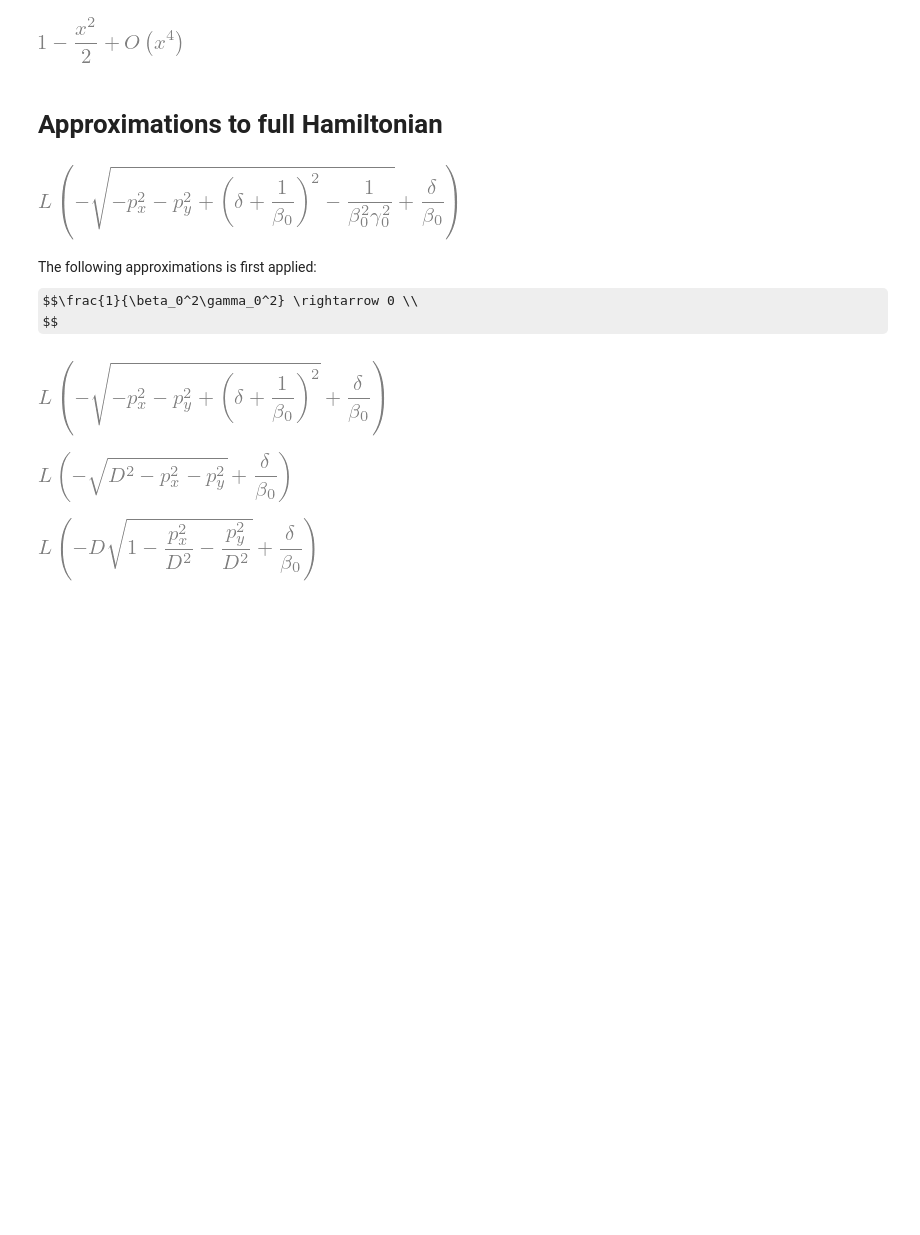
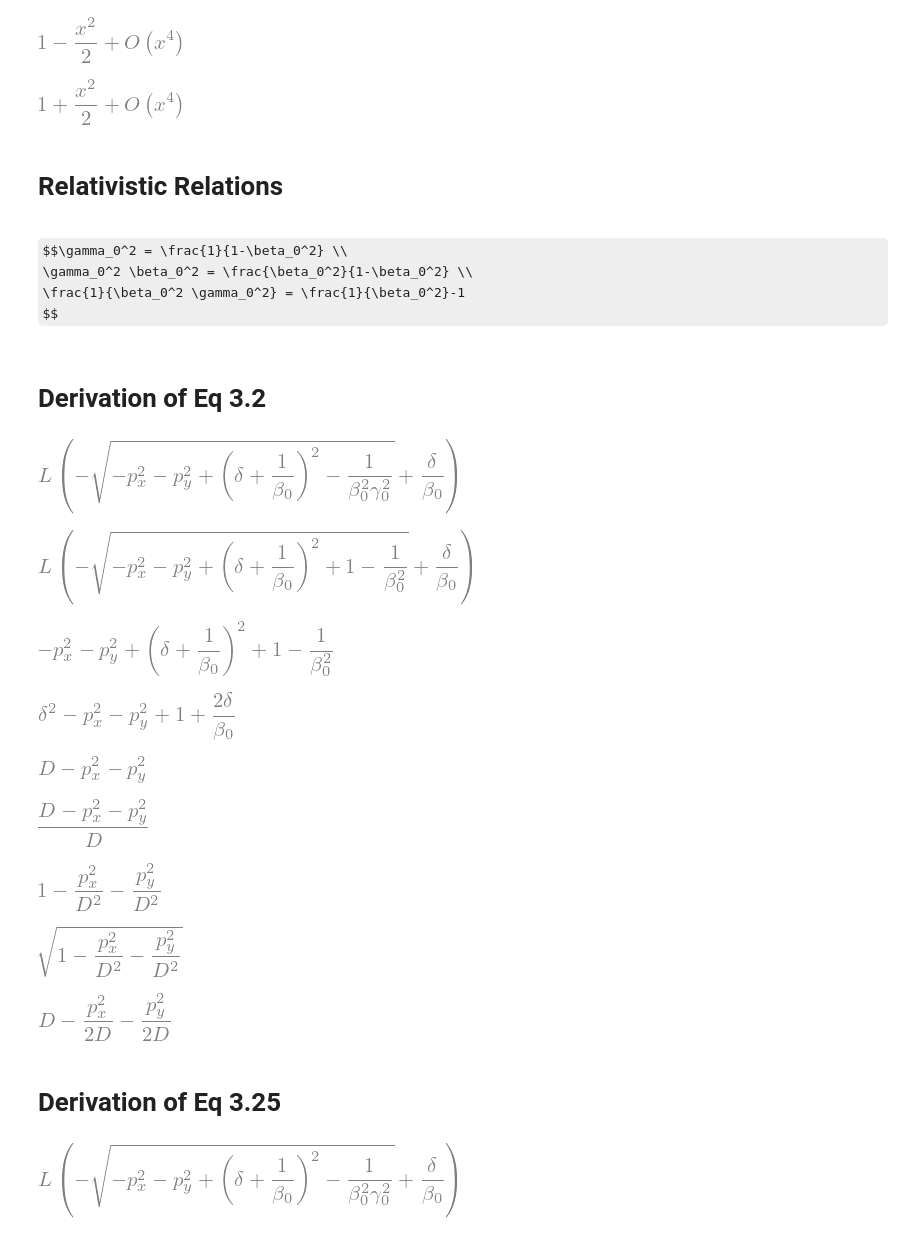
Before and after one commit to tomerten/acchamiltoniansandmatrices, a Jupyter notebook: acchamiltoniansandmatrices/Examples/Notebooks/Wolski_Hamiltonian_Expansion.ipynb, the cells around one changed output. Saved outputs shown, nothing was run; the diff lists cells and outputs as text; code cells hidden in the pictures; some formulas as TeX source; blank space fills up the shorter version.

Commit message:
updated wolski derivation

```diff
--- a/acchamiltoniansandmatrices/Examples/Notebooks/Wolski_Hamiltonian_Expansion.ipynb
+++ b/acchamiltoniansandmatrices/Examples/Notebooks/Wolski_Hamiltonian_Expansion.ipynb
@@ -83,32 +84,69 @@ L, beta0, gamma0 = symbols(" L beta_0 gamma_0", real=True, positive=True)
 series(sqrt(1-x**2),x,0,4)
 # %% [output]
 [figure]
-# %% [markdown]
-#  Approximations to full Hamiltonian
+# %%
+series(sqrt(1+x**2),x,0,4)
+# %% [output]
+[figure, added]
+# %% [markdown]
+# Relativistic Relations
+# %% [markdown]
+$$\gamma_0^2 = \frac{1}{1-\beta_0^2} \\
+\gamma_0^2 \beta_0^2 = \frac{\beta_0^2}{1-\beta_0^2} \\
+\frac{1}{\beta_0^2 \gamma_0^2} = \frac{1}{\beta_0^2}-1
+$$
+# %% [markdown]
+#  Derivation of Eq 3.2
 # %%
 H0 = HamDrift6D(beta0, gamma0, L, x, px, y, py, delta)
 H0
 # %% [output]
 [figure]
-# %% [markdown]
-The following approximations is first applied:
-$$\frac{1}{\beta_0^2\gamma_0^2} \rightarrow 0 \\
-$$
 # %%
-H1 = H0.subs(beta0*gamma0,oo)
+H1 = H0.subs(1/(beta0**2*gamma0**2),1/beta0**2-1)
 H1
 # %% [output]
-[figure, old version]
+[figure, new version]
+# %%
+rootarg = H1.args[1].args[0].args[1].args[0]
+rootarg
+# %% [output]
+[figure, added]
+# %%
+rootargs = simplify(rootarg)
+rootargs
+# %% [output]
+[figure, added]
 # %%
 D = symbols("D")
-H2 = H1.subs(delta+1/beta0,D)
-H2
+rootargs = rootargs.subs(delta**2+2*delta/beta0+1,D)
+rootargs
 # %% [output]
-[figure, old version]
+[figure, new version]
-# %%
-H3 = H2.subs(D**2-px**2-py**2,1-px**2/D**2-py**2/D**2)
-srt = H3.as_terms()[1][1].as_terms()[1][2]
-H4 = H3.subs(srt, D*srt)
-H4
-# %% [output]
-[figure, removed]
+# %%
+rootargs = rootargs/D
+rootargs
+# %% [output]
+[figure, added]
+# %%
+sub1 = list(zip([D,px,py],[1,px/D,py/D]))
+rootargsp = rootargs.subs(sub1)
+rootargsp
+# %% [output]
+[figure, added]
+# %%
+newroot = sqrt(rootargsp)
+newroot
+# %% [output]
+[figure, added]
+# %%
+H33 = (D*series(newroot.subs(sub0),eps,0,4).removeO().subs(eps,1)).expand()
+H33
+# %% [output]
+[figure, added]
+# %% [markdown]
+# Derivation of Eq 3.25
+# %%
+H0
+# %% [output]
+[figure, added]
```
Also changed, not shown: parts of 10 cells of this notebook.
